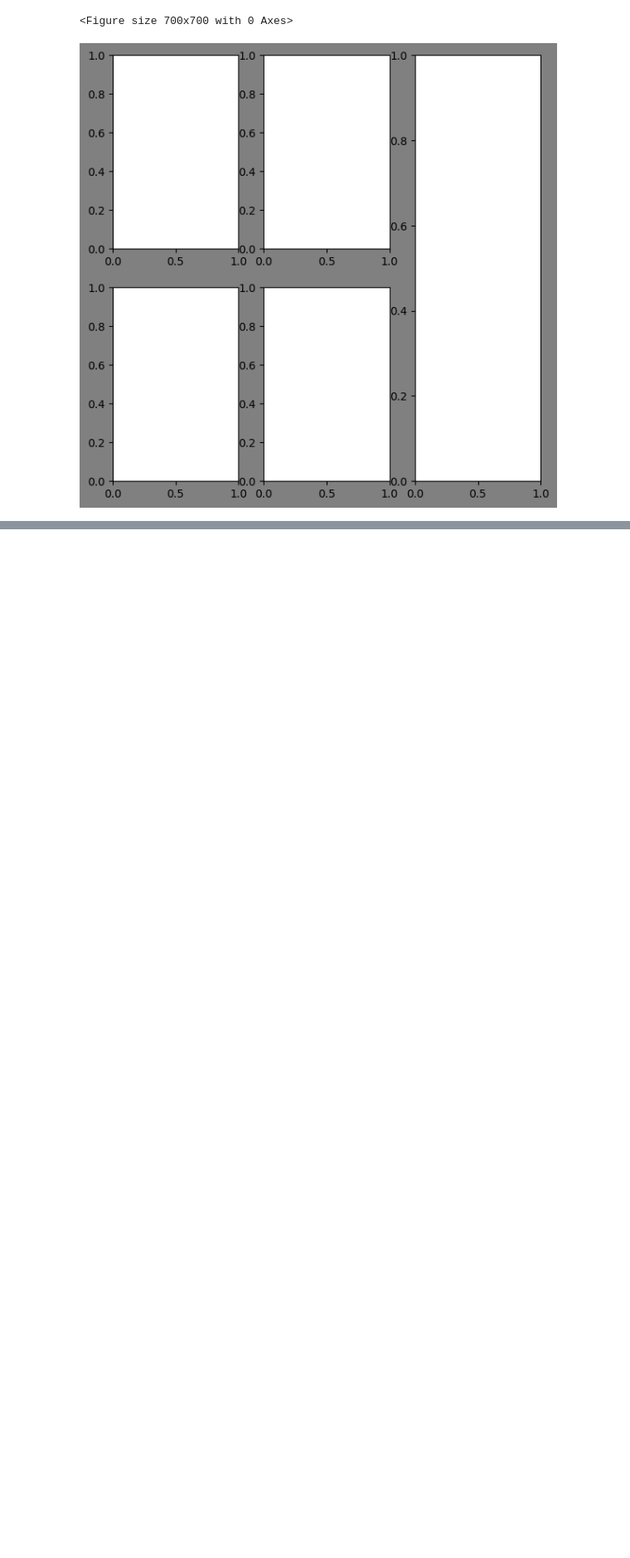
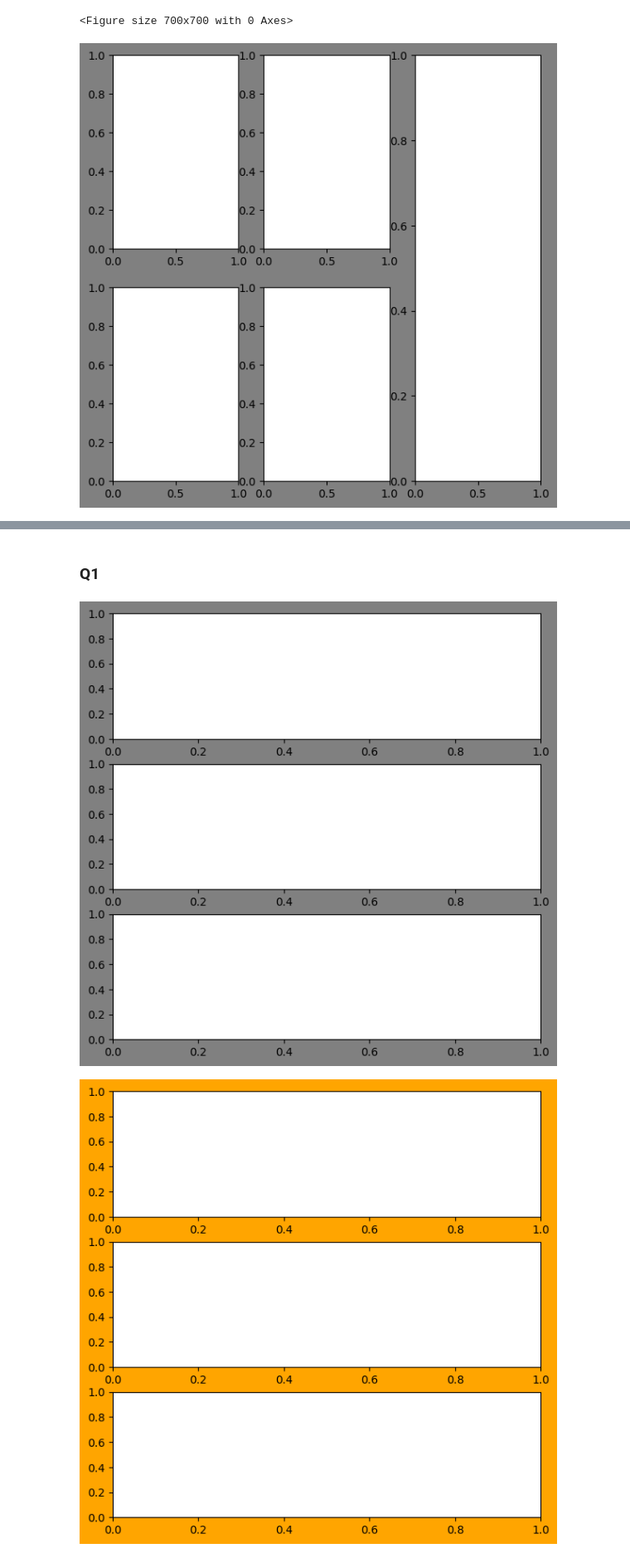
Before and after one commit to scarypillowz/Matplotlib, a Jupyter notebook: matplotlib 기초.ipynb, the cells around one changed output, grey strips where cells are left out. Shown at 83% size. Cells and saved outputs as stored; diff of their text form; code cells hidden in the pictures; blank space fills up the shorter version.

Commit message:
기초(3) - fig.add_subplot, plt.subplots, plt.subplot2grid

```diff
--- a/matplotlib 기초.ipynb
+++ b/matplotlib 기초.ipynb
@@ -149,0 +157,20 @@ ax5 = plt.subplot2grid((3, 3), (2, 1), fig=fig)
+# %% [markdown]
+### Q1
+# %%
+# fig.add_subplot
+fig = plt.figure(figsize=(7, 7), facecolor='gray')
+ax1 = fig.add_subplot(3, 1, 1)
+ax2 = fig.add_subplot(3, 1, 2)
+ax3 = fig.add_subplot(3, 1, 3)
+
+# plt.subplots
+fig, axes = plt.subplots(3, 1, figsize=(7, 7), facecolor='orange')
+
+# plt.subplot2grid
+fig = plt.figure(figsize=(7, 7), facecolor='lightgreen')
+ax1 = plt.subplot2grid((3, 1), (0, 0), fig=fig)
+ax2 = plt.subplot2grid((3, 1), (1, 0), fig=fig)
+ax3 = plt.subplot2grid((3, 1), (2, 0), fig=fig)
+# %% [output]
+[figure, added]
+[figure, added]
```
Also changed, not shown: parts of 31 cells of this notebook.
